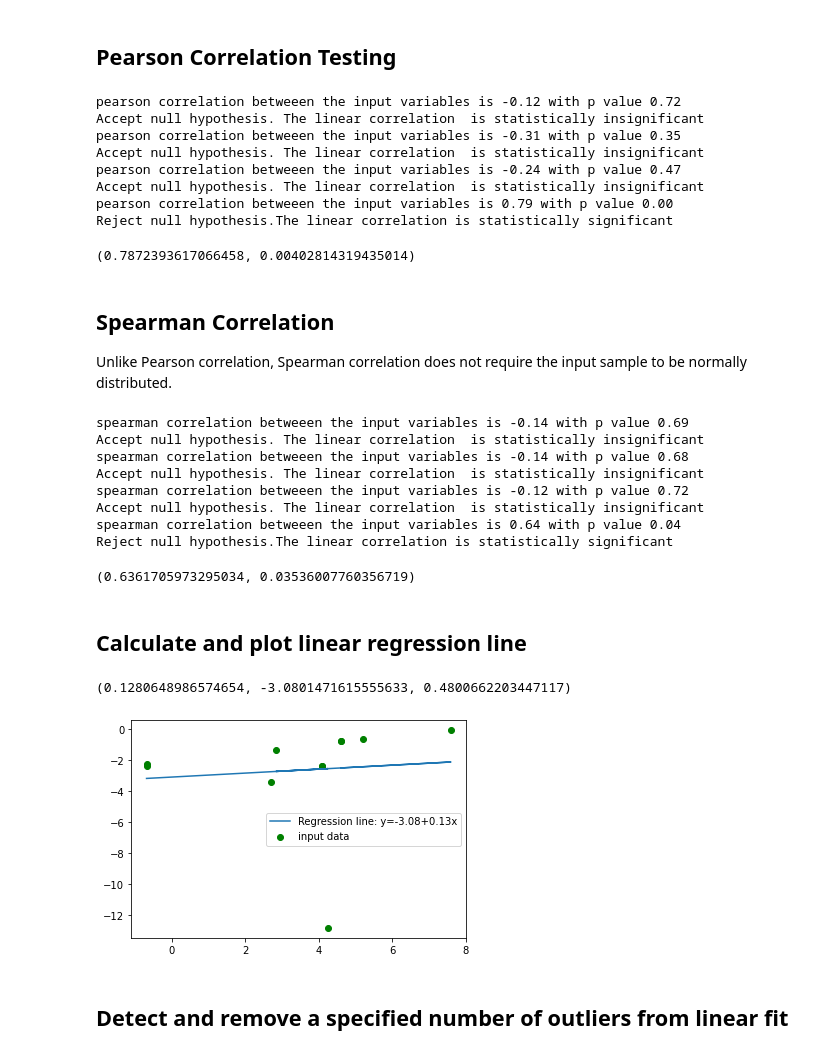
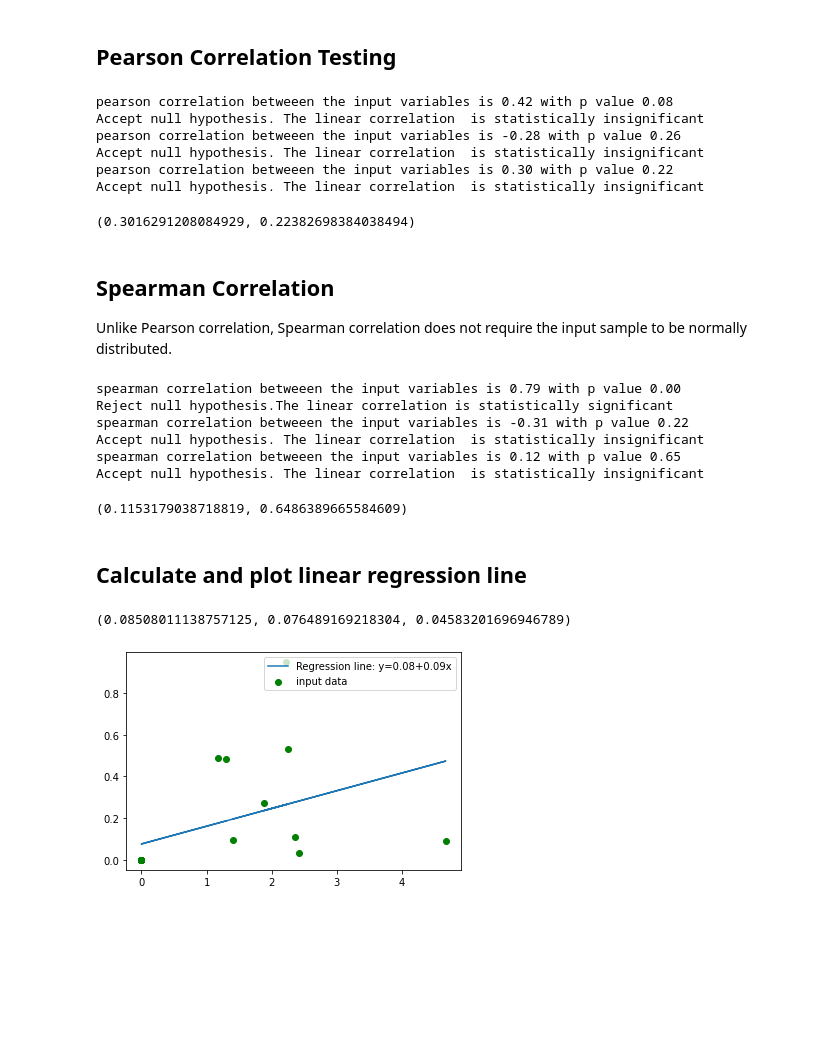
Before and after one commit to BatteryDesign/BatteryRateCap, a Jupyter notebook: Demo/Demo_correlation_test.ipynb, the cells around one changed output. Drawn from its saved outputs; the diff is of its cells as text; code cells hidden in the pictures; blank space fills up the shorter version.

```diff
--- a/Demo/Demo_correlation_test.ipynb
+++ b/Demo/Demo_correlation_test.ipynb
@@ -13,4 +13,4 @@ ModuleNotFoundError: No module named 'batteryratecap'
 # %% [markdown]
 ## Load Dataframe
 # %%
-df = pd.read_csv('full_parameter_dataframe.csv')
+df = pd.read_csv('../doc/Data/visualization_df.csv')
@@ -31,0 +17,4 @@ df
+# %%
+df = df[{'n','tau','Q','Cathode \nThickness [µm]'}]
+df = df.dropna() #drop all rows with Nan
+df
@@ -41,44 +46,36 @@ L = df['charateristic_length'].values
 # %%
 # Pearson correlation
-correlationtest.correlation_hypothesis(n,SA2V,0.05)
-correlationtest.correlation_hypothesis(tau,SA2V,0.05)
-correlationtest.correlation_hypothesis(tau,SAgain,0.05)
+correlationtest.correlation_hypothesis(n,tau,0.05)
+correlationtest.correlation_hypothesis(n,L,0.05)
 correlationtest.correlation_hypothesis(tau,L,0.05)
 # %% [output]
-pearson correlation betweeen the input variables is -0.12 with p value 0.72
+pearson correlation betweeen the input variables is 0.42 with p value 0.08
 Accept null hypothesis. The linear correlation  is statistically insignificant
-pearson correlation betweeen the input variables is -0.31 with p value 0.35
+pearson correlation betweeen the input variables is -0.28 with p value 0.26
 Accept null hypothesis. The linear correlation  is statistically insignificant
-pearson correlation betweeen the input variables is -0.24 with p value 0.47
+pearson correlation betweeen the input variables is 0.30 with p value 0.22
 Accept null hypothesis. The linear correlation  is statistically insignificant
-pearson correlation betweeen the input variables is 0.79 with p value 0.00
-Reject null hypothesis.The linear correlation is statistically significant
-(0.7872393617066458, 0.00402814319435014)
+(0.3016291208084929, 0.22382698384038494)
 # %% [markdown]
 ## Spearman Correlation
 Unlike Pearson correlation, Spearman correlation does not require the input sample to be normally distributed.
 # %%
 # Spearman correlation
-correlationtest.correlation_hypothesis(n,SA2V,0.05,test='spearman')
-correlationtest.correlation_hypothesis(tau,SA2V,0.05,test='spearman')
-correlationtest.correlation_hypothesis(tau,SAgain,0.05,test='spearman')
+correlationtest.correlation_hypothesis(n,tau,0.05,test='spearman')
+correlationtest.correlation_hypothesis(n,L,0.05,test='spearman')
 correlationtest.correlation_hypothesis(tau,L,0.05,test='spearman')
 # %% [output]
-spearman correlation betweeen the input variables is -0.14 with p value 0.69
+spearman correlation betweeen the input variables is 0.79 with p value 0.00
+Reject null hypothesis.The linear correlation is statistically significant
+spearman correlation betweeen the input variables is -0.31 with p value 0.22
 Accept null hypothesis. The linear correlation  is statistically insignificant
-spearman correlation betweeen the input variables is -0.14 with p value 0.68
+spearman correlation betweeen the input variables is 0.12 with p value 0.65
 Accept null hypothesis. The linear correlation  is statistically insignificant
-spearman correlation betweeen the input variables is -0.12 with p value 0.72
-Accept null hypothesis. The linear correlation  is statistically insignificant
-spearman correlation betweeen the input variables is 0.64 with p value 0.04
-Reject null hypothesis.The linear correlation is statistically significant
-(0.6361705973295034, 0.03536007760356719)
+(0.1153179038718819, 0.6486389665584609)
 # %% [markdown]
 ## Calculate and plot linear regression line
 # %%
-correlationtest.plot_linear_regression(np.log(L),np.log(tau))
+correlationtest.plot_linear_regression(n, tau)
 # %% [output]
-(0.1280648986574654, -3.0801471615555633, 0.4800662203447117)
+(0.08508011138757125, 0.076489169218304, 0.04583201696946789)
-[figure, old version]
+[figure, new version]
-# %% [markdown]
-## Detect and remove a specified number of outliers from linear fit
```
Also changed, not shown: parts of 6 cells of this notebook, 5 other files.
